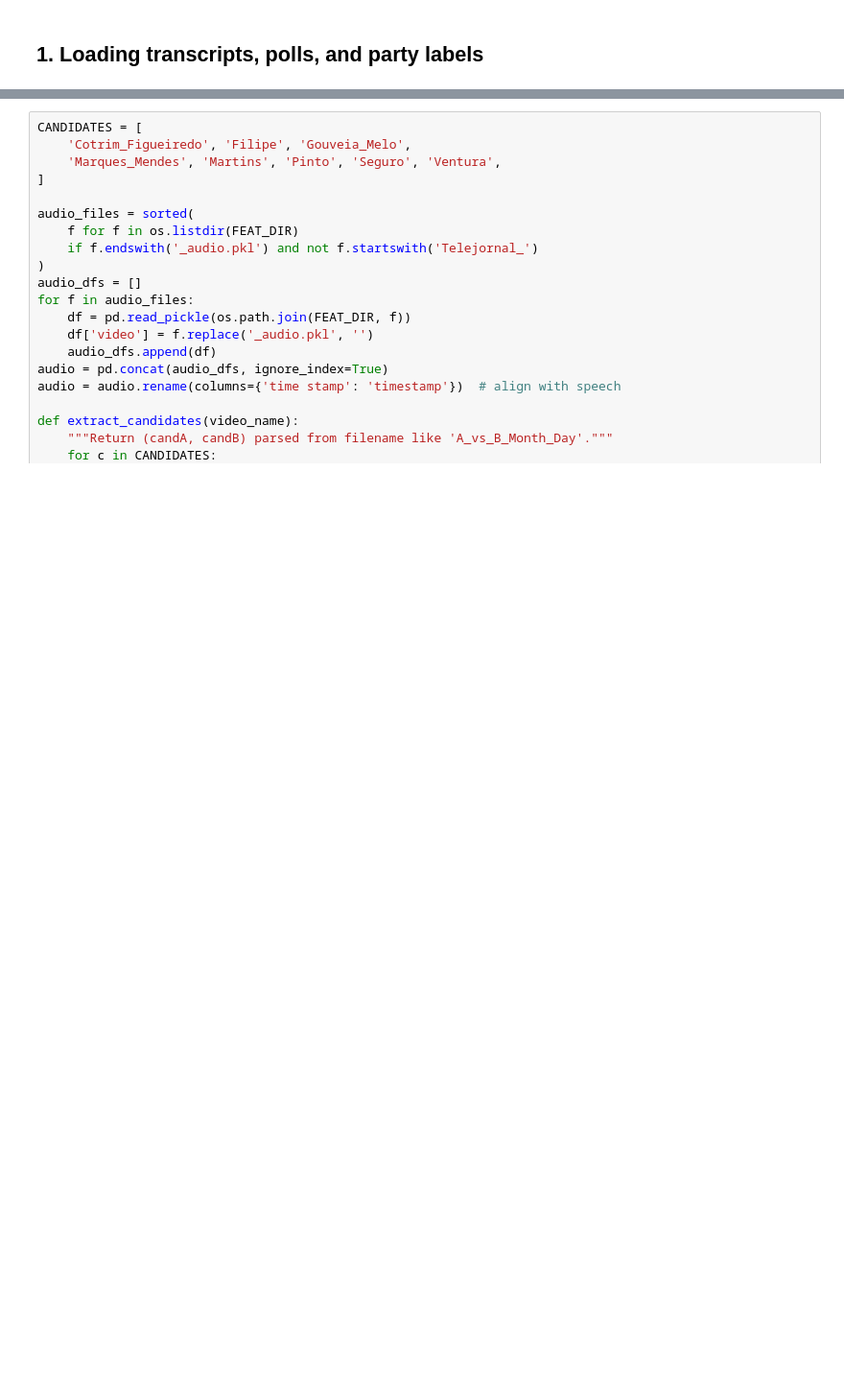
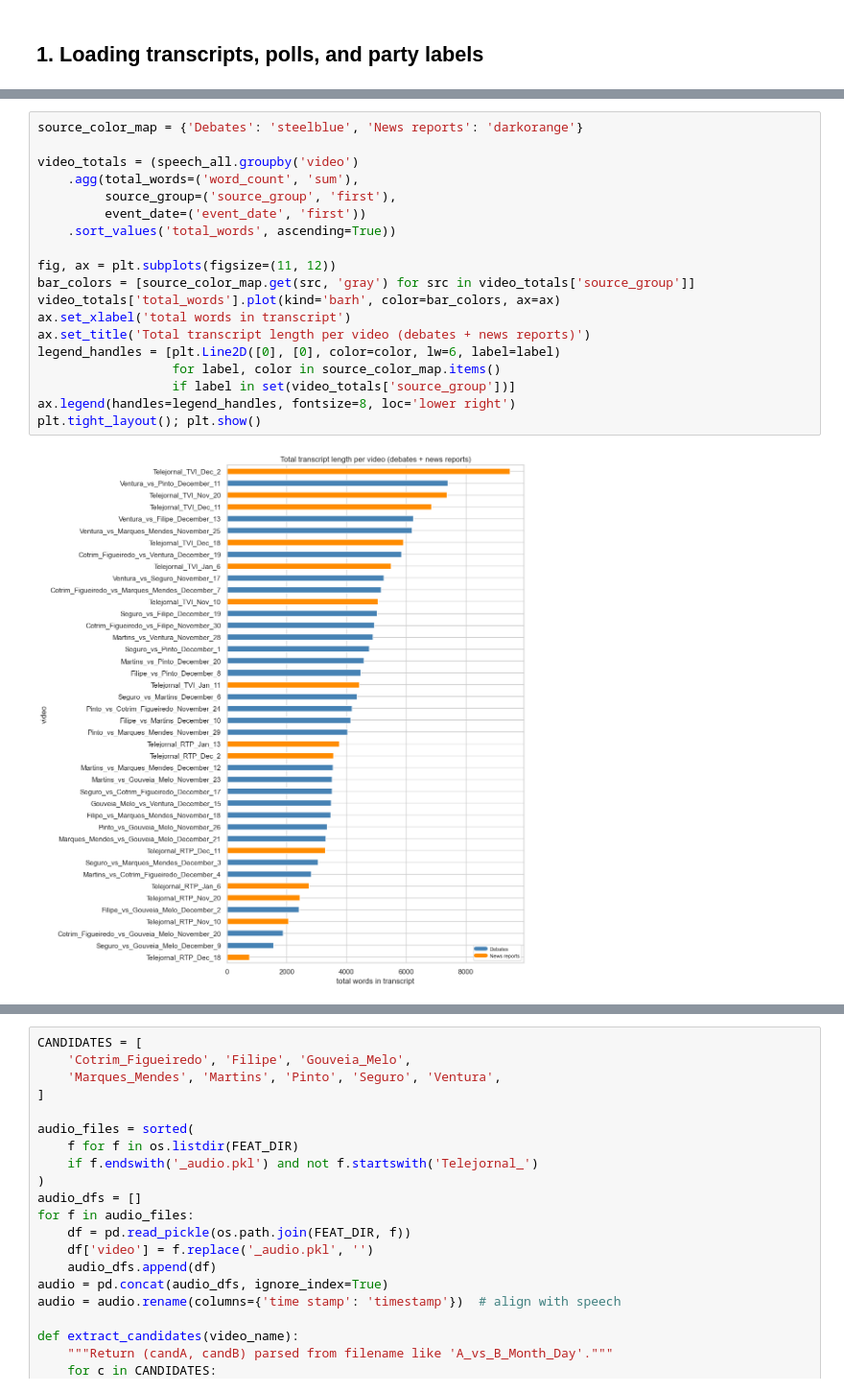
Before and after one commit to Dinisas/Big-Data, a Jupyter notebook: text_polls_eda.ipynb, the cells around one changed output, grey strips where cells are left out. Shown at 96% size. Cells and saved outputs as stored; diff of their text form; blank space fills up the shorter version.

```diff
--- a/text_polls_eda.ipynb
+++ b/text_polls_eda.ipynb
@@ -131,0 +246,21 @@ Workflow:
+# %%
+source_color_map = {'Debates': 'steelblue', 'News reports': 'darkorange'}
+
+video_totals = (speech_all.groupby('video')
+    .agg(total_words=('word_count', 'sum'),
+         source_group=('source_group', 'first'),
+         event_date=('event_date', 'first'))
+    .sort_values('total_words', ascending=True))
+
+fig, ax = plt.subplots(figsize=(11, 12))
+bar_colors = [source_color_map.get(src, 'gray') for src in video_totals['source_group']]
+video_totals['total_words'].plot(kind='barh', color=bar_colors, ax=ax)
+ax.set_xlabel('total words in transcript')
+ax.set_title('Total transcript length per video (debates + news reports)')
+legend_handles = [plt.Line2D([0], [0], color=color, lw=6, label=label)
+                  for label, color in source_color_map.items()
+                  if label in set(video_totals['source_group'])]
+ax.legend(handles=legend_handles, fontsize=8, loc='lower right')
+plt.tight_layout(); plt.show()
+# %% [output]
+[figure, added]
```
Also changed, not shown: parts of 79 cells of this notebook, 1 other file.
